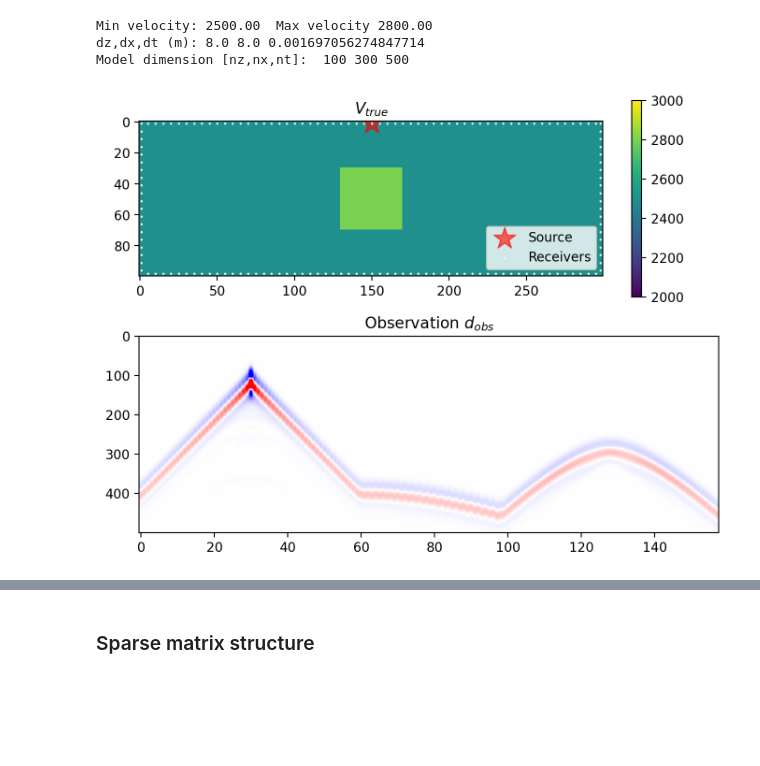
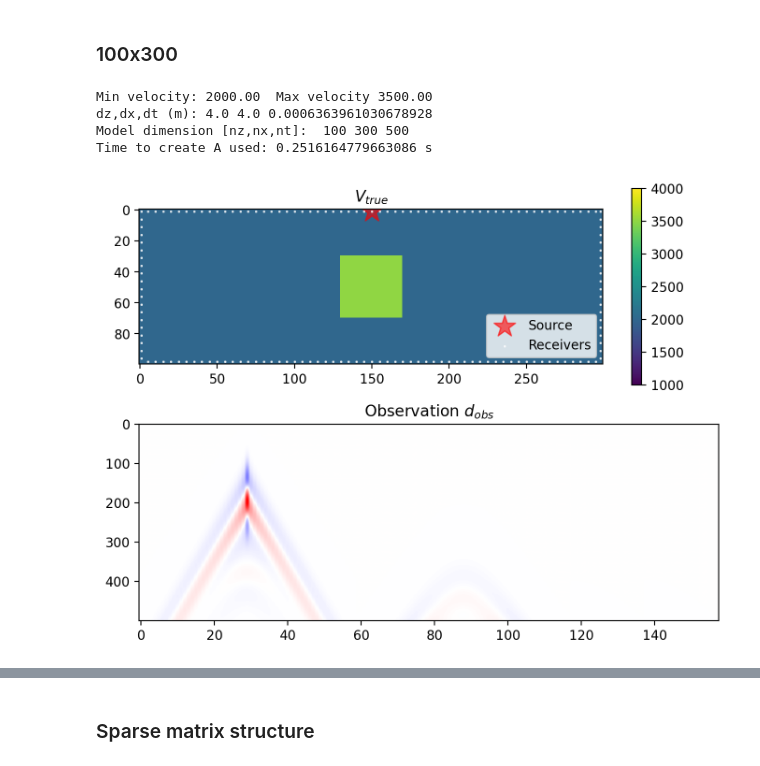
Before and after one commit to medicinely/fwi, a Jupyter notebook: fwi_matrix.ipynb, the cells around one changed output, grey strips where cells are left out. Cells and saved outputs as stored; diff of their text form; code cells hidden in the pictures; blank space fills up the shorter version.

```diff
--- a/fwi_matrix.ipynb
+++ b/fwi_matrix.ipynb
@@ -190,47 +519,50 @@ def gradiant(vel,d_obs,wsrc,zxsrc,zxrec,at,az,ax,next,device):
+# %% [markdown]
+### 100x300
 # %%
 # Create a new velocity field
 nz,nx,nt = 100,300,500
-vmin,vmax = 2000,3000
+vmin,vmax = 1000,4000
 izsrc, ixsrc = [nz//100], [nx//2]
 next = 100
-ve= np.ones((100, 300)) * 2500
-ve[30:70, 130:170] = 2800
+ve= np.ones((100, 300)) * 2000
+ve[30:70, 130:170] = 3500
 v_ref = ve
 
 print("Min velocity: %.2f " % v_ref.min()+" Max velocity %.2f" % v_ref.max())
 
 az, ax, at, next, wsrc, zxsrc = defmodel(
                       vmin=vmin, vmax=vmax, fmax=25, # key parameters
                       nz=nz, nx=nx, nt=nt, # number of indices
                       izsrc=izsrc, ixsrc=ixsrc,  # define source coordinates z, x
                       ext=next)
 dz,dx,dt = az[1]-az[0],ax[1]-ax[0],at[1]-at[0]
 # check_model(v=v_ref, vmin=vmin, vmax=vmax)
 # Set receiver z and x coordinates
 interv = 5 # interval between receivers
 receivers_width = np.append(np.arange(zxsrc[1][0],0,-interv)[::-1][:-1], #left
 							np.arange(zxsrc[1][0],nx,interv)) #right
 receivers_height = np.arange(izsrc[0],nz-izsrc[0],interv) # down
 zxrec = receiver_position(1)
 
-p, d_obs = prop2d(wsrc,zxsrc,v_ref.reshape(nz,nx),at,az,ax,next,device)
+p, d_obs = prop2d(wsrc,zxsrc,zxrec,v_ref.reshape(nz,nx),at,az,ax,next,device)
 
 
 plt.figure(figsize=(8,6), dpi=200)
 plt.subplot(2,1,1)
-plt.imshow(v_ref.reshape((nz,nx)),vmin=2000,vmax=3000)
+plt.imshow(v_ref.reshape((nz,nx)),vmin=1000,vmax=4000)
 plt.colorbar()
 plt.scatter(zxsrc[1,:],zxsrc[0,:],marker='*',color='r',s=300,alpha=0.6,label="Source")
 plt.scatter(zxrec[1,:],zxrec[0,:],marker='s',color='w',s=1,alpha=0.8,label="Receivers")
 plt.legend(loc='lower right')
 plt.title("$V_{true}$")
 plt.subplot(2,1,2)
 plt.imshow(d_obs.T,cmap='bwr',vmin=-10,vmax=10, aspect='auto')
 plt.title("Observation $d_{obs}$")
 plt.show()
 # %% [output]
-Min velocity: 2500.00  Max velocity 2800.00
-dz,dx,dt (m): 8.0 8.0 0.001697056274847714
+Min velocity: 2000.00  Max velocity 3500.00
+dz,dx,dt (m): 4.0 4.0 0.0006363961030678928
 Model dimension [nz,nx,nt]:  100 300 500
+Time to create A used: 0.2516164779663086 s
-[figure, old version]
+[figure, new version]
 # %%
```
Also changed, not shown: parts of 14 cells of this notebook, 3 other files.
